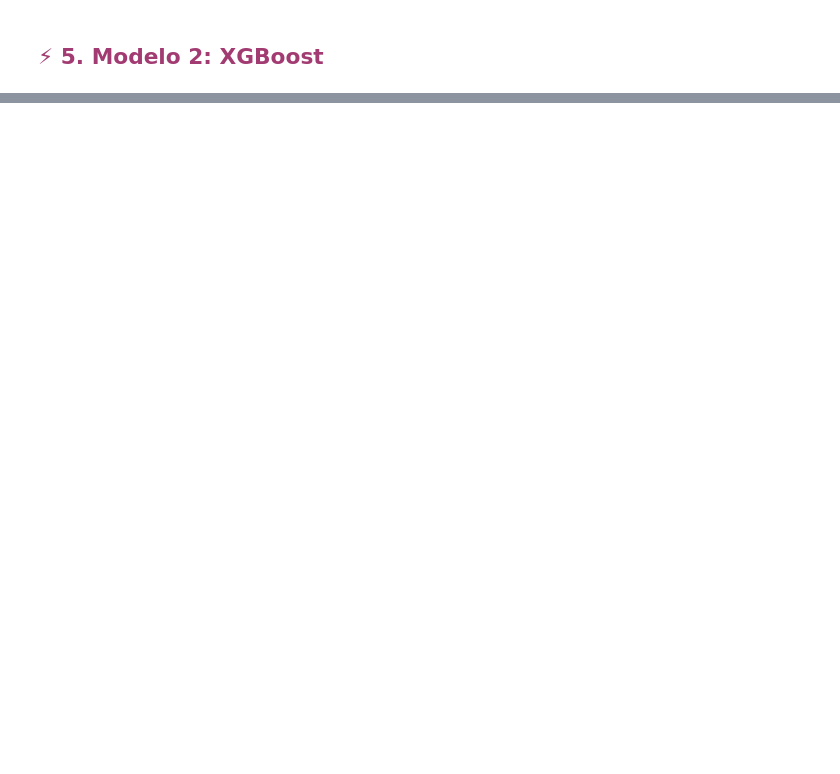
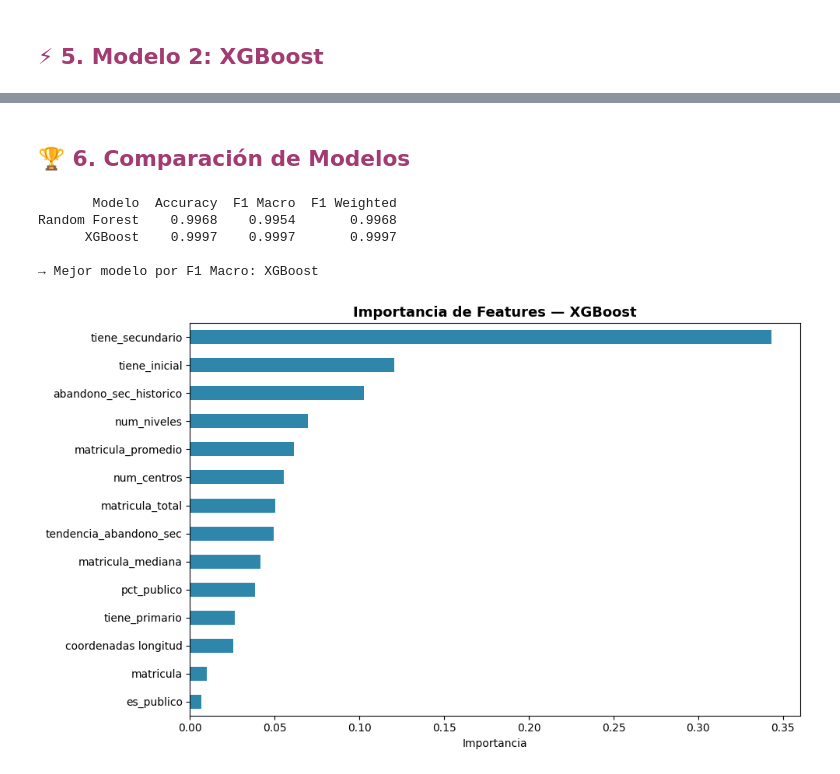
Before and after one commit to pullesdev/desercion-escolar-rd, a Jupyter notebook: notebooks/05_modelo_predictivo.ipynb, the cells around one changed output, grey strips where cells are left out. Drawn from its saved outputs; the diff is of its cells as text; code cells hidden in the pictures; blank space fills up the shorter version.

Commit message:
Completar notebook 05: evaluación de modelos, SHAP y exportación. Proyecto finalizado.

```diff
--- a/notebooks/05_modelo_predictivo.ipynb
+++ b/notebooks/05_modelo_predictivo.ipynb
@@ -181,0 +253,48 @@ plt.show()
+# %% [markdown]
+<h2 style="color:#A23B72; font-family:Georgia;">
+🏆 6. Comparación de Modelos
+</h2>
+# %%
+from sklearn.metrics import accuracy_score, f1_score
+
+results = pd.DataFrame({
+    "Modelo": ["Random Forest", "XGBoost"],
+    "Accuracy": [
+        accuracy_score(y_test, y_pred_rf),
+        accuracy_score(y_test, y_pred_xgb),
+    ],
+    "F1 Macro": [
+        f1_score(y_test, y_pred_rf, average="macro"),
+        f1_score(y_test, y_pred_xgb, average="macro"),
+    ],
+    "F1 Weighted": [
+        f1_score(y_test, y_pred_rf, average="weighted"),
+        f1_score(y_test, y_pred_xgb, average="weighted"),
+    ],
+}).round(4)
+
+print(results.to_string(index=False))
+
+best_model_name = results.loc[results["F1 Macro"].idxmax(), "Modelo"]
+best_model = rf if best_model_name == "Random Forest" else xgb
+best_pred = y_pred_rf if best_model_name == "Random Forest" else y_pred_xgb
+print(f"\n→ Mejor modelo por F1 Macro: {best_model_name}")
+# %% [output]
+       Modelo  Accuracy  F1 Macro  F1 Weighted
+Random Forest    0.9968    0.9954       0.9968
+      XGBoost    0.9997    0.9997       0.9997
+
+→ Mejor modelo por F1 Macro: XGBoost
+# %%
+# Feature importance del mejor modelo
+if hasattr(best_model, "feature_importances_"):
+    importances = pd.Series(best_model.feature_importances_, index=FEATURES).sort_values(ascending=True)
+
+    fig, ax = plt.subplots(figsize=(10, 6))
+    importances.plot(kind="barh", ax=ax, color="#2E86AB")
+    ax.set_title(f"Importancia de Features — {best_model_name}", fontsize=13, fontweight="bold")
+    ax.set_xlabel("Importancia")
+    plt.tight_layout()
+    plt.show()
+# %% [output]
+[figure, added]
```
Also changed, not shown: parts of 12 cells of this notebook, 1 other file.
